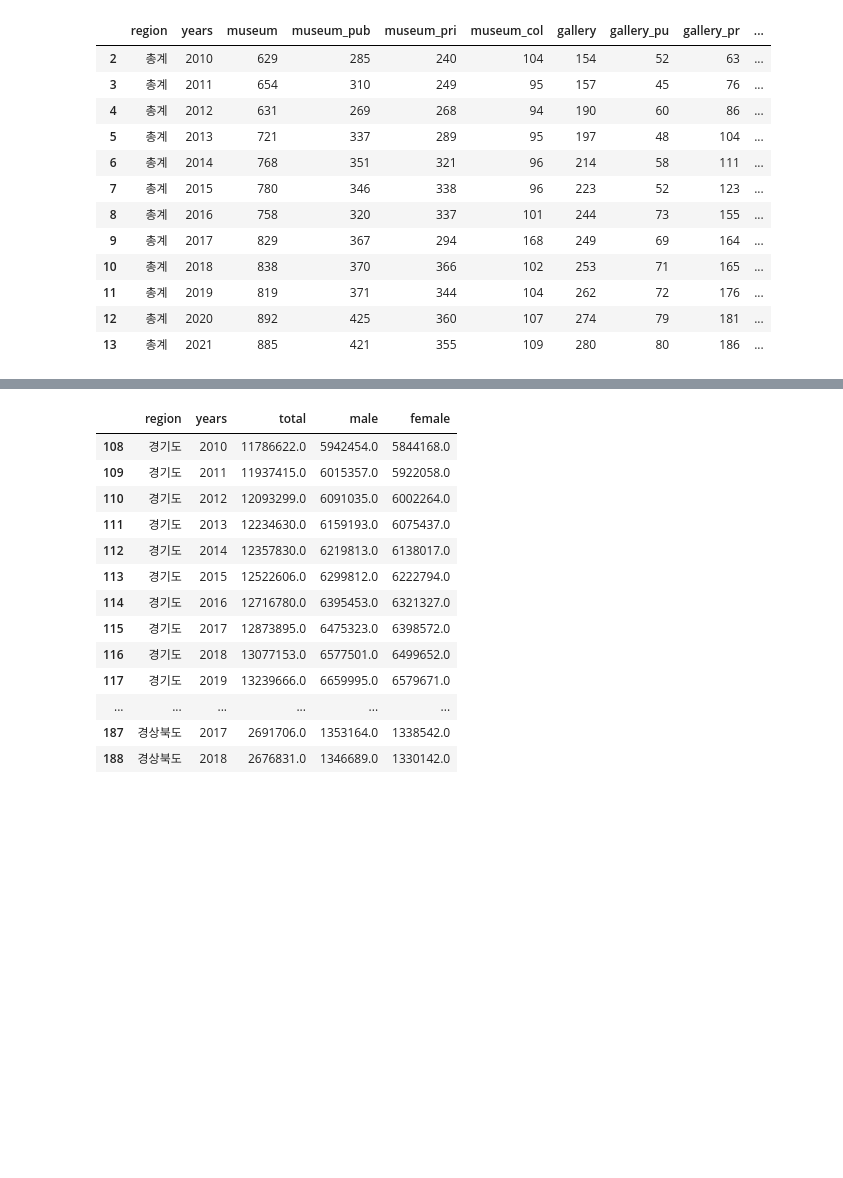
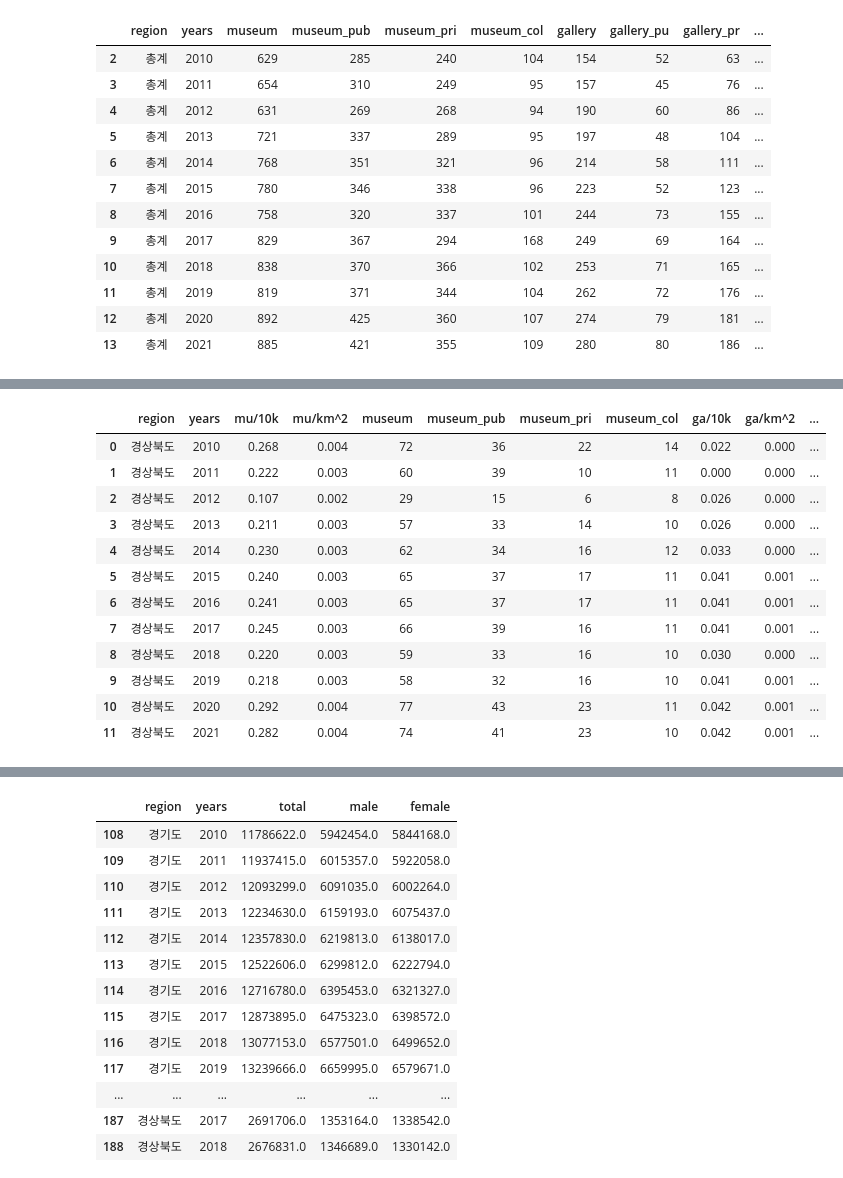
Before and after one commit to matdongsan5/Project, a Jupyter notebook: Numpy_이정욱/check.ipynb, the cells around one changed output, grey strips where cells are left out. Cells and saved outputs as stored; diff of their text form; code cells hidden in the pictures; blank space fills up the shorter version.

```diff
--- a/Numpy_이정욱/check.ipynb
+++ b/Numpy_이정욱/check.ipynb
@@ -169,0 +235,16 @@ def ppc_ratio_g(df):
+# %%
+gsbdDF
+# %% [output]
+|  | region | years | mu/10k | mu/km^2 | museum | museum_pub | museum_pri | museum_col | ga/10k | ga/km^2 | ... |
+| 0 | 경상북도 | 2010 | 0.268 | 0.004 | 72 | 36 | 22 | 14 | 0.022 | 0.000 | ... |
+| 1 | 경상북도 | 2011 | 0.222 | 0.003 | 60 | 39 | 10 | 11 | 0.000 | 0.000 | ... |
+| 2 | 경상북도 | 2012 | 0.107 | 0.002 | 29 | 15 | 6 | 8 | 0.026 | 0.000 | ... |
+| 3 | 경상북도 | 2013 | 0.211 | 0.003 | 57 | 33 | 14 | 10 | 0.026 | 0.000 | ... |
+| 4 | 경상북도 | 2014 | 0.230 | 0.003 | 62 | 34 | 16 | 12 | 0.033 | 0.000 | ... |
+| 5 | 경상북도 | 2015 | 0.240 | 0.003 | 65 | 37 | 17 | 11 | 0.041 | 0.001 | ... |
+| 6 | 경상북도 | 2016 | 0.241 | 0.003 | 65 | 37 | 17 | 11 | 0.041 | 0.001 | ... |
+| 7 | 경상북도 | 2017 | 0.245 | 0.003 | 66 | 39 | 16 | 11 | 0.041 | 0.001 | ... |
+| 8 | 경상북도 | 2018 | 0.220 | 0.003 | 59 | 33 | 16 | 10 | 0.030 | 0.000 | ... |
+| 9 | 경상북도 | 2019 | 0.218 | 0.003 | 58 | 32 | 16 | 10 | 0.041 | 0.001 | ... |
+| 10 | 경상북도 | 2020 | 0.292 | 0.004 | 77 | 43 | 23 | 11 | 0.042 | 0.001 | ... |
+| 11 | 경상북도 | 2021 | 0.282 | 0.004 | 74 | 41 | 23 | 10 | 0.042 | 0.001 | ... |
```
Also changed, not shown: parts of 11 cells of this notebook.
